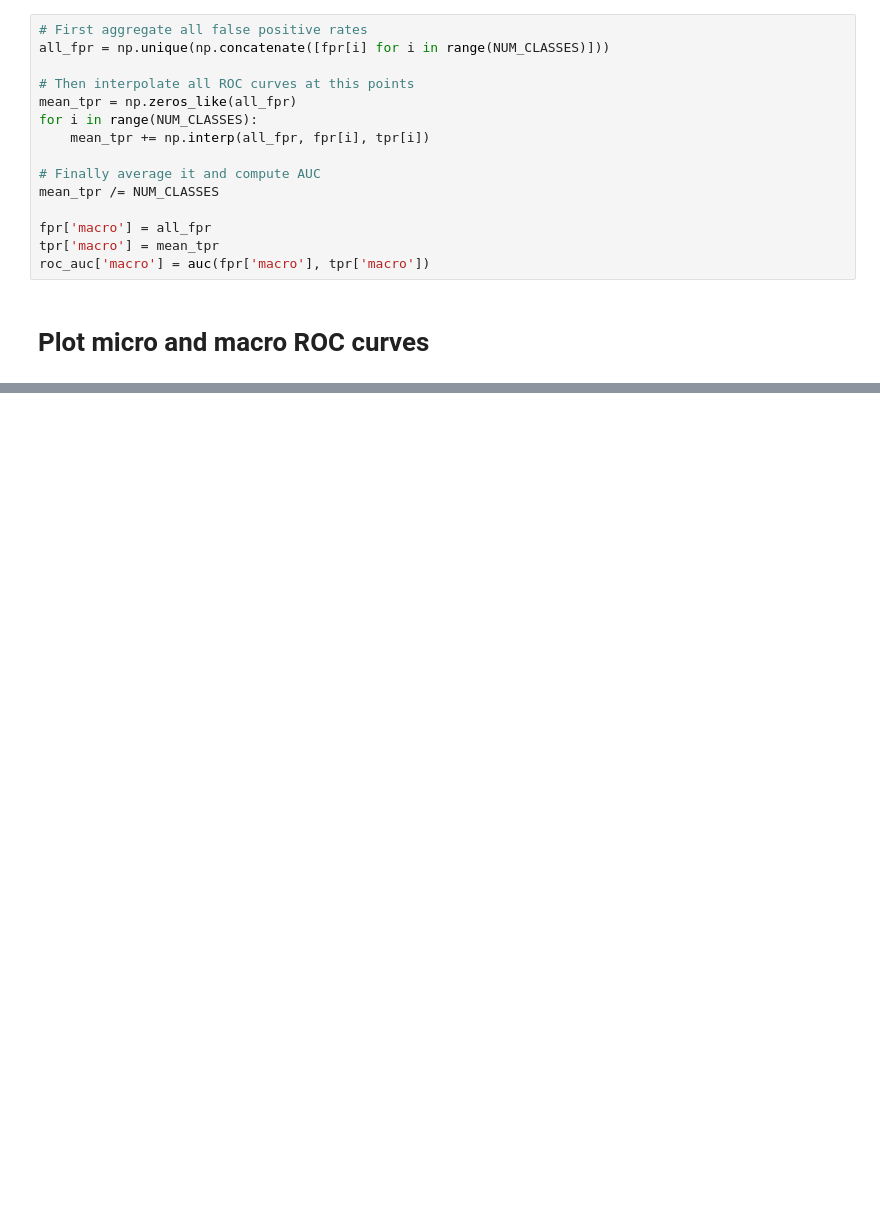
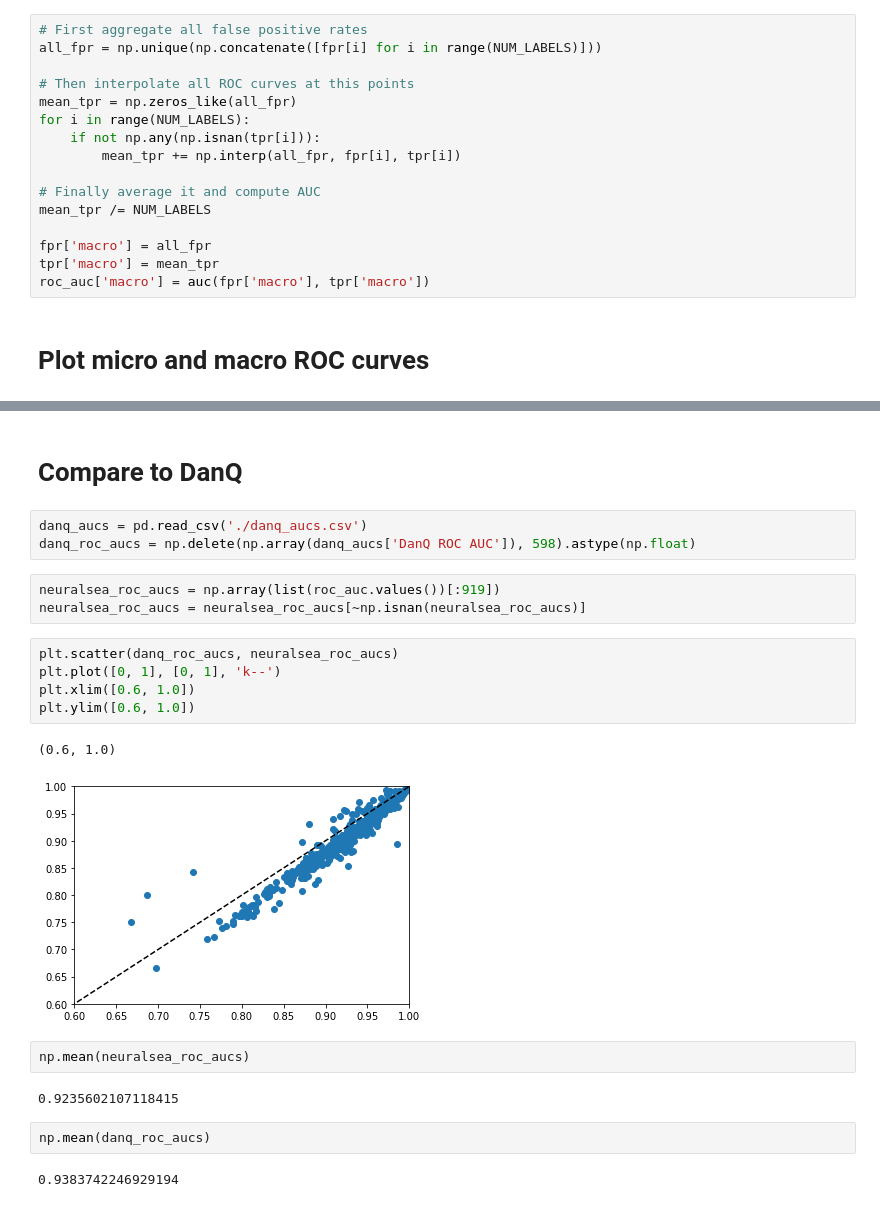
Before and after one commit to seqpipe/deepsea-experiments, a Jupyter notebook: evaluation/ROC Curve Plotter and AUC Estimator.ipynb, the cells around one changed output, grey strips where cells are left out. Cells and saved outputs as stored; diff of their text form; blank space fills up the shorter version.

```diff
--- a/evaluation/ROC Curve Plotter and AUC Estimator.ipynb
+++ b/evaluation/ROC Curve Plotter and AUC Estimator.ipynb
@@ -56,15 +52,16 @@ plt.show()
 # Compute macro-average ROC curve and ROC area
 # %%
 # First aggregate all false positive rates
-all_fpr = np.unique(np.concatenate([fpr[i] for i in range(NUM_CLASSES)]))
+all_fpr = np.unique(np.concatenate([fpr[i] for i in range(NUM_LABELS)]))
 
 # Then interpolate all ROC curves at this points
 mean_tpr = np.zeros_like(all_fpr)
-for i in range(NUM_CLASSES):
-    mean_tpr += np.interp(all_fpr, fpr[i], tpr[i])
+for i in range(NUM_LABELS):
+    if not np.any(np.isnan(tpr[i])):
+        mean_tpr += np.interp(all_fpr, fpr[i], tpr[i])
 
 # Finally average it and compute AUC
-mean_tpr /= NUM_CLASSES
+mean_tpr /= NUM_LABELS
 
 fpr['macro'] = all_fpr
 tpr['macro'] = mean_tpr
@@ -94,0 +94,24 @@ plt.show()
+# %% [markdown]
+# Compare to DanQ
+# %%
+danq_aucs = pd.read_csv('./danq_aucs.csv')
+danq_roc_aucs = np.delete(np.array(danq_aucs['DanQ ROC AUC']), 598).astype(np.float)
+# %%
+neuralsea_roc_aucs = np.array(list(roc_auc.values())[:919])
+neuralsea_roc_aucs = neuralsea_roc_aucs[~np.isnan(neuralsea_roc_aucs)]
+# %%
+plt.scatter(danq_roc_aucs, neuralsea_roc_aucs)
+plt.plot([0, 1], [0, 1], 'k--')
+plt.xlim([0.6, 1.0])
+plt.ylim([0.6, 1.0])
+# %% [output]
+(0.6, 1.0)
+[figure, added]
+# %%
+np.mean(neuralsea_roc_aucs)
+# %% [output]
+0.9235602107118415
+# %%
+np.mean(danq_roc_aucs)
+# %% [output]
+0.9383742246929194
```
Also changed, not shown: parts of 14 cells of this notebook, 9 other files.
